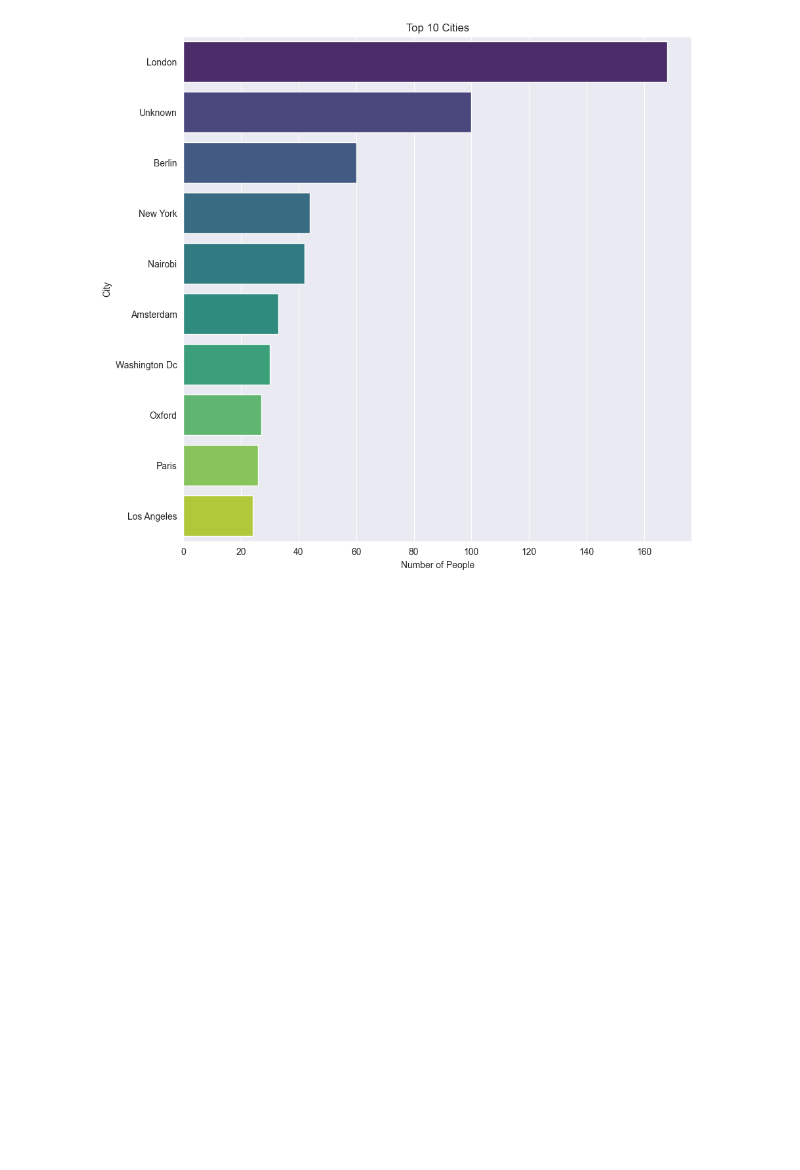
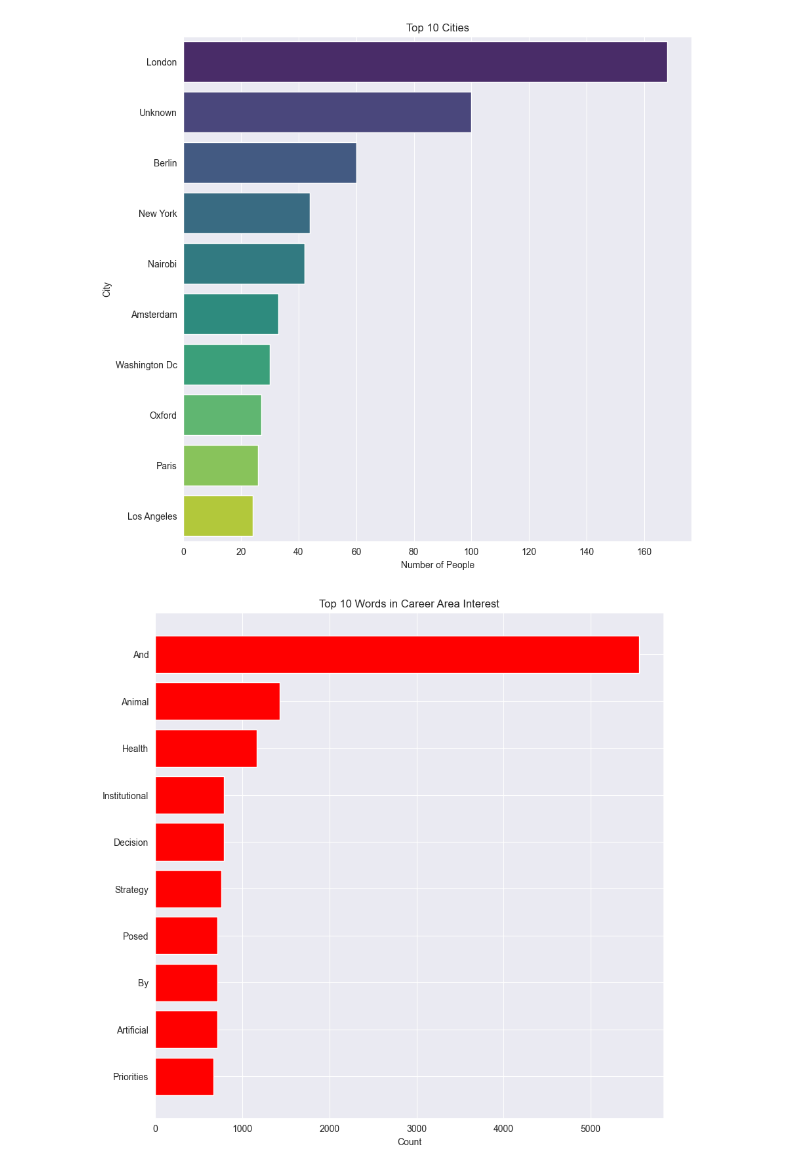
Before and after one commit to 3nikolov/IS537_Final_Project, a Jupyter notebook: Part_2_Research_Question.ipynb, the cells around one changed output. Drawn from its saved outputs; the diff is of its cells as text; code cells hidden in the pictures; blank space fills up the shorter version.

Commit message:
playing with word count visuals

```diff
--- a/Part_2_Research_Question.ipynb
+++ b/Part_2_Research_Question.ipynb
@@ -71,3 +71,20 @@ Passing `palette` without assigning `hue` is deprecated and will be removed in v
 
   sns.barplot(x=city_counts.values, y=city_counts.index, palette='viridis')
 [figure]
+# %%
+from collections import Counter
+
+all_text = " ".join(df['Cause Area Interests'].astype(str))
+words = all_text.split()
+word_counts = Counter(words)
+top_words = word_counts.most_common(10)
+
+words, counts = zip(*top_words)
+plt.figure(figsize=(10,10))
+plt.barh(words, counts, color='red')
+plt.title('Top 10 Words in Career Area Interest')
+plt.xlabel('Count')
+plt.gca().invert_yaxis()
+plt.show()
+# %% [output]
+[figure, added]
```
